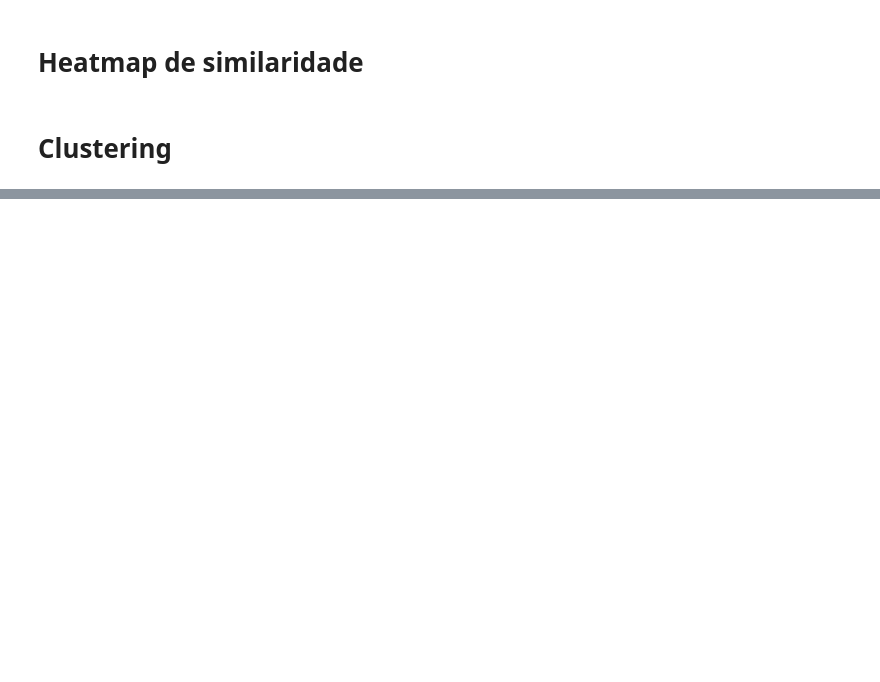
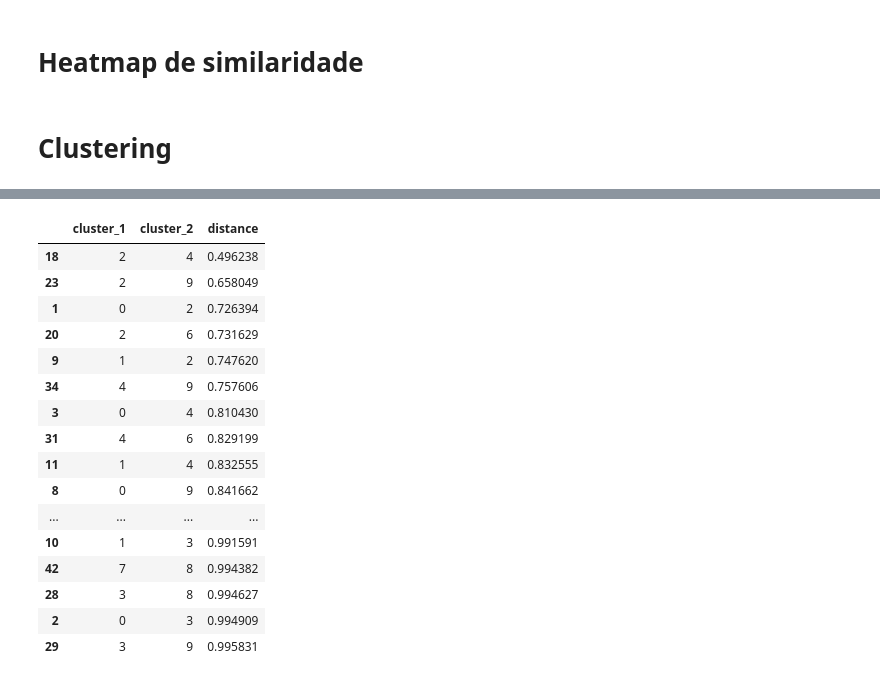
Before and after one commit to incrisvel/adaptaste, a Jupyter notebook: similarity_clustering.ipynb, the cells around one changed output, grey strips where cells are left out. Saved outputs shown, nothing was run; the diff lists cells and outputs as text; code cells hidden in the pictures; blank space fills up the shorter version.

```diff
--- a/similarity_clustering.ipynb
+++ b/similarity_clustering.ipynb
@@ -241,0 +654,35 @@ Warning: total number of rows (20104) exceeds max_rows (20000). Limiting to firs
+# %%
+results_distances = []
+
+for i in range(N_CLUSTERS):
+    for j in range(i + 1, N_CLUSTERS):
+
+        results_distances.append({
+            "cluster_1": i,
+            "cluster_2": j,
+            "distance": distance_centroids[i, j]
+        })
+
+df_pairs_clusters = pd.DataFrame(
+    results_distances
+)
+
+df_pairs_clusters.sort_values("distance")
+# %% [output]
+|  | cluster_1 | cluster_2 | distance |
+| 18 | 2 | 4 | 0.496238 |
+| 23 | 2 | 9 | 0.658049 |
+| 1 | 0 | 2 | 0.726394 |
+| 20 | 2 | 6 | 0.731629 |
+| 9 | 1 | 2 | 0.747620 |
+| 34 | 4 | 9 | 0.757606 |
+| 3 | 0 | 4 | 0.810430 |
+| 31 | 4 | 6 | 0.829199 |
+| 11 | 1 | 4 | 0.832555 |
+| 8 | 0 | 9 | 0.841662 |
+| ... | ... | ... | ... |
+| 10 | 1 | 3 | 0.991591 |
+| 42 | 7 | 8 | 0.994382 |
+| 28 | 3 | 8 | 0.994627 |
+| 2 | 0 | 3 | 0.994909 |
+| 29 | 3 | 9 | 0.995831 |
```
Also changed, not shown: parts of 26 cells of this notebook.
